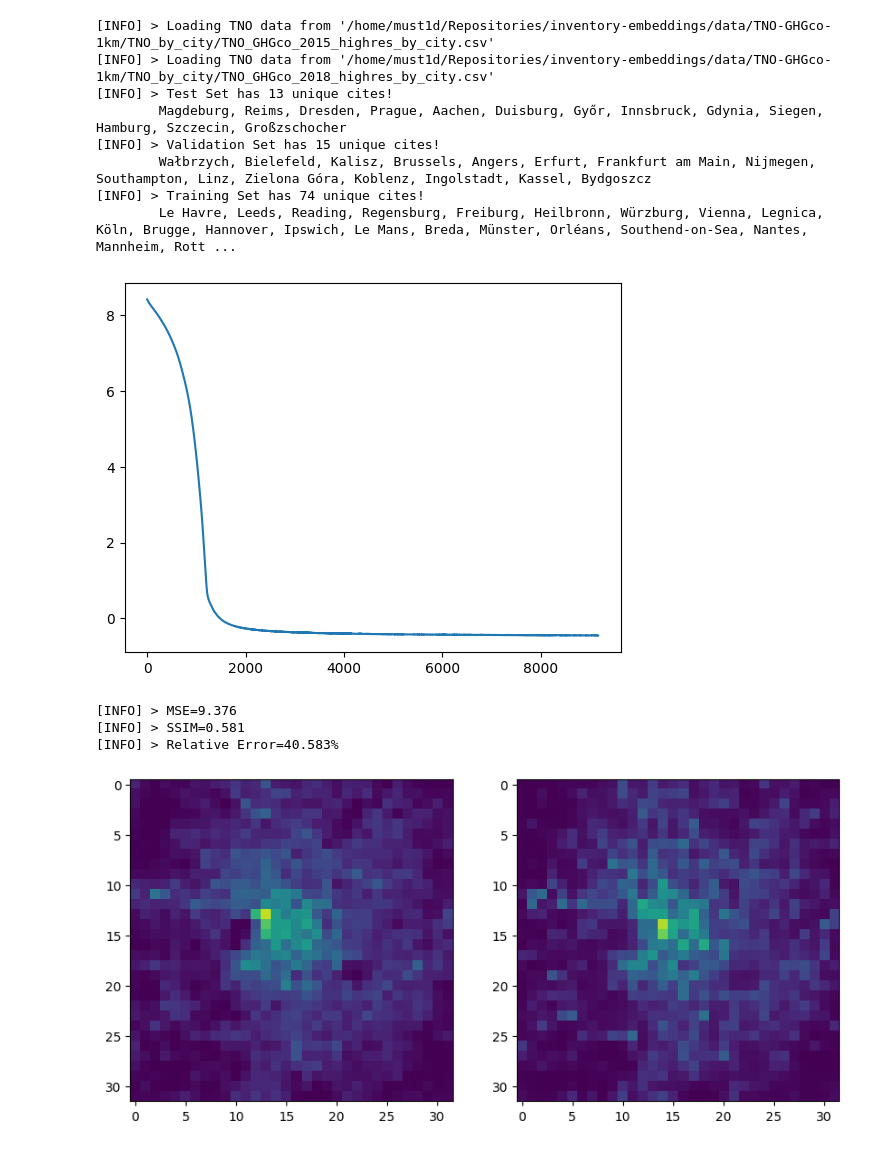
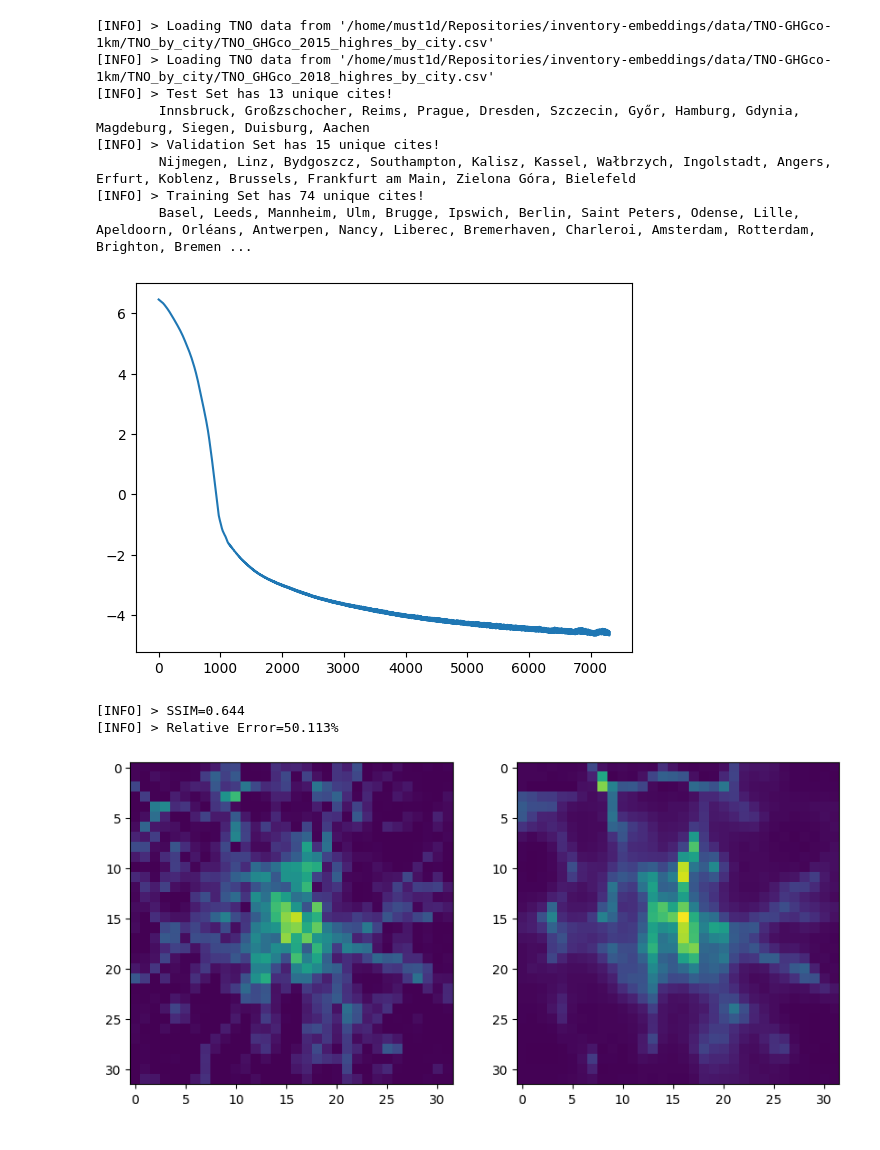
Before and after one commit to tum-esm/inventory-embeddings, a Jupyter notebook: notebooks/compressed_sensing.ipynb, the cells around one changed output. Saved outputs shown, nothing was run; the diff lists cells and outputs as text; code cells hidden in the pictures.

```diff
--- a/notebooks/compressed_sensing.ipynb
+++ b/notebooks/compressed_sensing.ipynb
@@ -16,22 +16,22 @@ from src.inverse_problems.inverse_problems_solver import (
 from src.models.common.metrics import mse, relative_error, ssim
 from src.plotting.city_emission_field_plot import plot_emission_field_tensor
 # %%
-CITY = "Paris"
+CITY = "Munich"
 
 x = TnoDatasetCollection().get_single_case_study_city_emission_field(city=CITY, year=2018).sum(dim=0)
 # %% [output]
 [INFO] > Loading TNO data from '/home/must1d/Repositories/inventory-embeddings/data/TNO-GHGco-1km/TNO_by_city/TNO_GHGco_2015_highres_by_city.csv'
 [INFO] > Loading TNO data from '/home/must1d/Repositories/inventory-embeddings/data/TNO-GHGco-1km/TNO_by_city/TNO_GHGco_2018_highres_by_city.csv'
 [INFO] > Test Set has 13 unique cites!
-        Magdeburg, Reims, Dresden, Prague, Aachen, Duisburg, Győr, Innsbruck, Gdynia, Siegen, Hamburg, Szczecin, Großzschocher
+        Innsbruck, Großzschocher, Reims, Prague, Dresden, Szczecin, Győr, Hamburg, Gdynia, Magdeburg, Siegen, Duisburg, Aachen
 [INFO] > Validation Set has 15 unique cites!
-        Wałbrzych, Bielefeld, Kalisz, Brussels, Angers, Erfurt, Frankfurt am Main, Nijmegen, Southampton, Linz, Zielona Góra, Koblenz, Ingolstadt, Kassel, Bydgoszcz
+        Nijmegen, Linz, Bydgoszcz, Southampton, Kalisz, Kassel, Wałbrzych, Ingolstadt, Angers, Erfurt, Koblenz, Brussels, Frankfurt am Main, Zielona Góra, Bielefeld
 [INFO] > Training Set has 74 unique cites!
-        Le Havre, Leeds, Reading, Regensburg, Freiburg, Heilbronn, Würzburg, Vienna, Legnica, Köln, Brugge, Hannover, Ipswich, Le Mans, Breda, Münster, Orléans, Southend-on-Sea, Nantes, Mannheim, Rott ...
+        Basel, Leeds, Mannheim, Ulm, Brugge, Ipswich, Berlin, Saint Peters, Odense, Lille, Apeldoorn, Orléans, Antwerpen, Nancy, Liberec, Bremerhaven, Charleroi, Amsterdam, Rotterdam, Brighton, Bremen ...
 # %%
-sensing_matrix = load_gaussian_plume_footprint(num_stations=50)
+sensing_matrix = load_gaussian_plume_footprint(num_stations=30)
 
-snr = 10_000
+snr = 0
 
 problem = TotalEmissionsCompressedSensingExperiment.generate_from_sensing_matrix(
     x,
@@ -52,16 +54,14 @@ gen_solver_512_munich = GenerativeModelSolver.from_vae_model_name("512_munich",
 gen_solver_2048_munich = GenerativeModelSolver.from_vae_model_name("2048_munich", plot_loss=True)
 # %%
-x_rec = problem.solve(gen_solver_2048_munich)
+x_rec = problem.solve(gen_solver_256)
 # %% [output]
-[figure, old version]
+[figure, new version]
 # %%
-logger.info(f"MSE={mse(x, x_rec):.3f}")
 logger.info(f"SSIM={ssim(x, x_rec):.3f}")
 logger.info(f"Relative Error={100 * relative_error(x, x_rec):.3f}%")
 # %% [output]
-[INFO] > MSE=9.376
-[INFO] > SSIM=0.581
-[INFO] > Relative Error=40.583%
+[INFO] > SSIM=0.644
+[INFO] > Relative Error=50.113%
 # %%
 fig, (ax1, ax2) = plt.subplots(1, 2, figsize=(10, 5))
 
@@ -70,4 +70,4 @@ vmax = 1.1 * float(x.max())
 plot_emission_field_tensor(ax=ax1, emission_field=x, vmax=vmax)
 plot_emission_field_tensor(ax=ax2, emission_field=x_rec, vmax=vmax)
 # %% [output]
-[figure, old version]
+[figure, new version]
```
Also changed, not shown: parts of 6 cells of this notebook, 2 other files.
